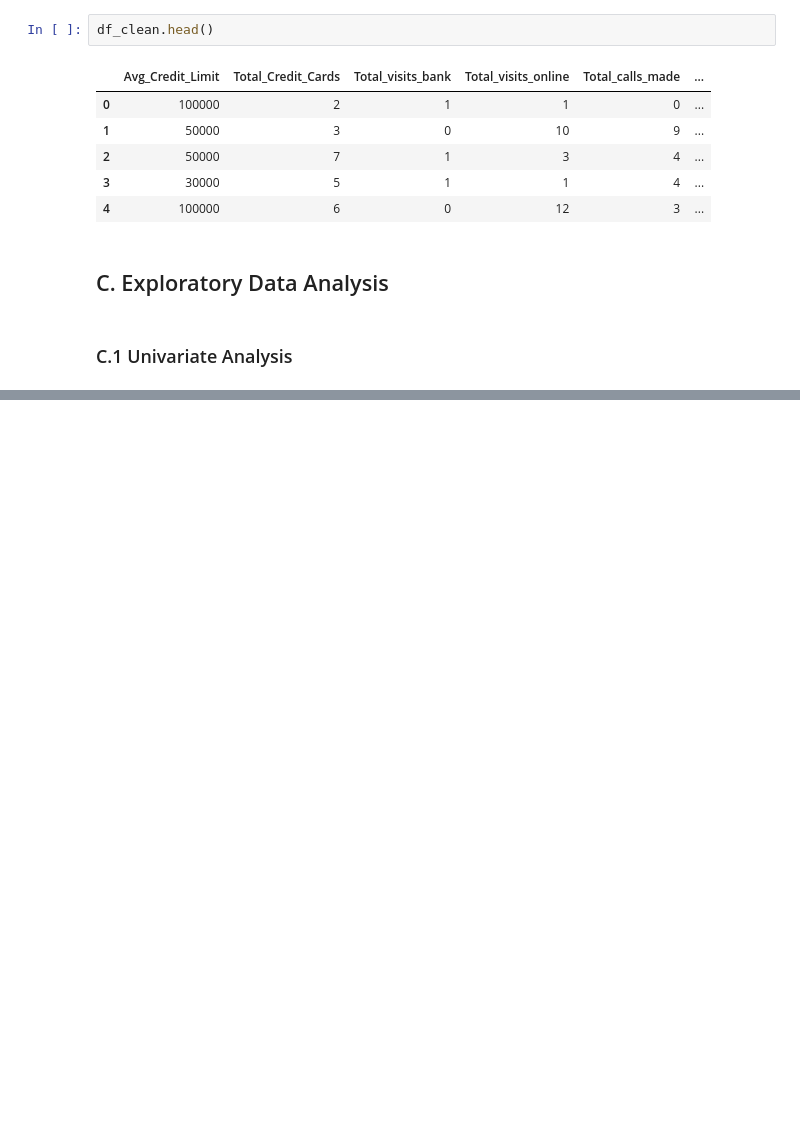
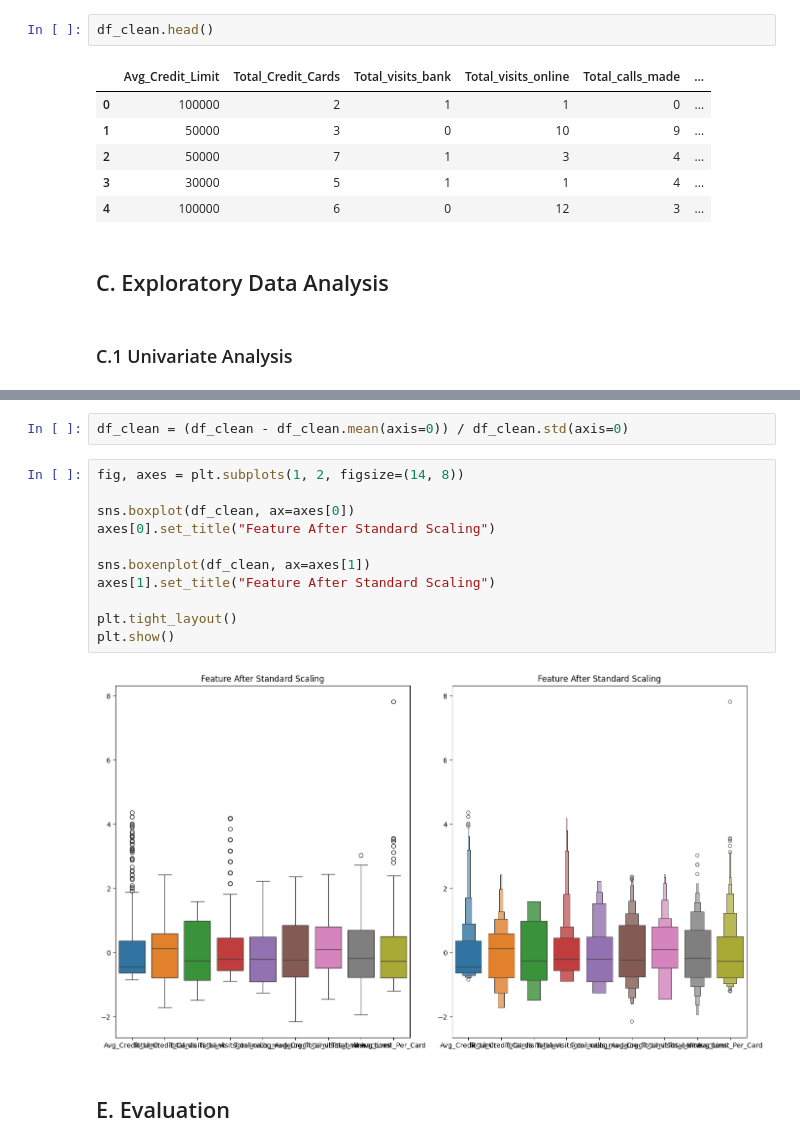
Before and after one commit to HablSank/1Day-1Dataset_MachineLearningProject, a Jupyter notebook: Day-11/K-Means (Customer Credit Card)/customercreditcard.ipynb, the cells around one changed output, grey strips where cells are left out. Drawn from its saved outputs; the diff is of its cells as text; blank space fills up the shorter version.

```diff
--- a/Day-11/K-Means (Customer Credit Card)/customercreditcard.ipynb
+++ b/Day-11/K-Means (Customer Credit Card)/customercreditcard.ipynb
@@ -202,0 +251,17 @@ plt.show()
+# %%
+df_clean = (df_clean - df_clean.mean(axis=0)) / df_clean.std(axis=0)
+# %%
+fig, axes = plt.subplots(1, 2, figsize=(14, 8))
+
+sns.boxplot(df_clean, ax=axes[0])
+axes[0].set_title("Feature After Standard Scaling")
+
+sns.boxenplot(df_clean, ax=axes[1])
+axes[1].set_title("Feature After Standard Scaling")
+
+plt.tight_layout()
+plt.show()
+# %% [output]
+[figure, added]
+# %% [markdown]
+## E. Evaluation
```
Also changed, not shown: parts of 12 cells of this notebook.
